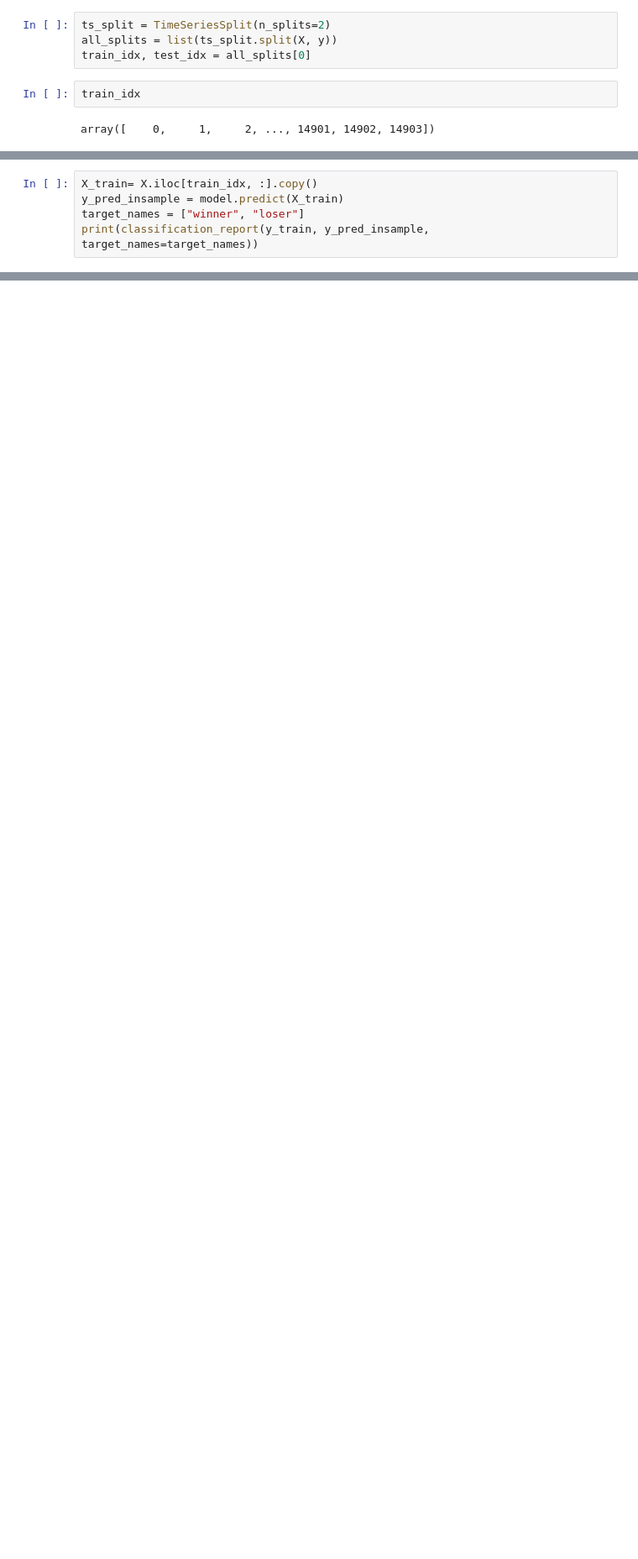
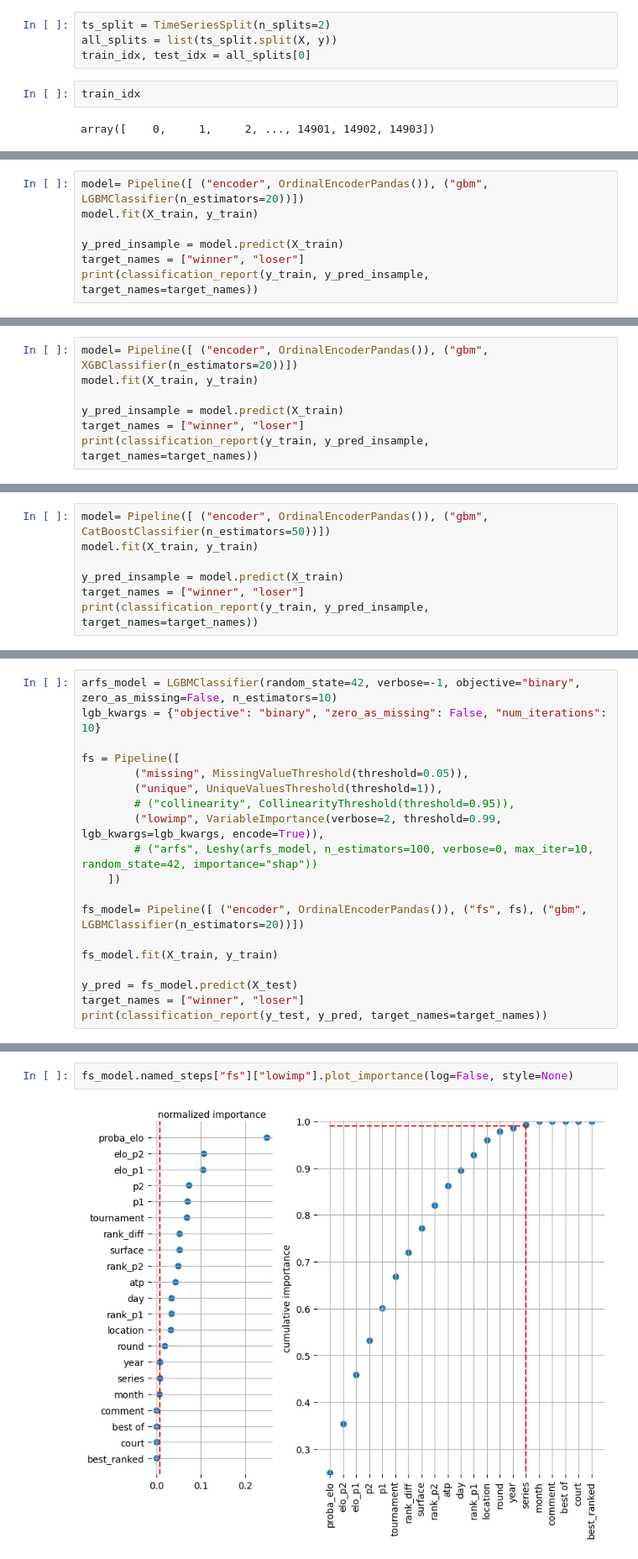
Before and after one commit to ThomasBury/AceBet, a Jupyter notebook: nb/atp_tennis.ipynb, the cells around one changed output, grey strips where cells are left out. Shown: that part at 84% size. Cells and saved outputs as stored; diff of their text form; blank space fills up the shorter version.

```diff
--- a/nb/atp_tennis.ipynb
+++ b/nb/atp_tennis.ipynb
@@ -204,5 +354,7 @@ Pipeline(steps=[('encoder', OrdinalEncoderPandas()), ('gbm', LGBMClassifier())])
 # %%
-X_train= X.iloc[train_idx, :].copy()
+model= Pipeline([ ("encoder", OrdinalEncoderPandas()), ("gbm", LGBMClassifier(n_estimators=20))])
+model.fit(X_train, y_train)
+
 y_pred_insample = model.predict(X_train)
 target_names = ["winner", "loser"]
 print(classification_report(y_train, y_pred_insample, target_names=target_names))
@@ -236,0 +397,7 @@ print(accuracy_score(y_test, y_pred))
+# %%
+model= Pipeline([ ("encoder", OrdinalEncoderPandas()), ("gbm", XGBClassifier(n_estimators=20))])
+model.fit(X_train, y_train)
+
+y_pred_insample = model.predict(X_train)
+target_names = ["winner", "loser"]
+print(classification_report(y_train, y_pred_insample, target_names=target_names))
@@ -236,0 +436,7 @@ print(accuracy_score(y_test, y_pred))
+# %%
+model= Pipeline([ ("encoder", OrdinalEncoderPandas()), ("gbm", CatBoostClassifier(n_estimators=50))])
+model.fit(X_train, y_train)
+
+y_pred_insample = model.predict(X_train)
+target_names = ["winner", "loser"]
+print(classification_report(y_train, y_pred_insample, target_names=target_names))
@@ -236,0 +484,19 @@ print(accuracy_score(y_test, y_pred))
+# %%
+arfs_model = LGBMClassifier(random_state=42, verbose=-1, objective="binary", zero_as_missing=False, n_estimators=10)
+lgb_kwargs = {"objective": "binary", "zero_as_missing": False, "num_iterations": 10}
+
+fs = Pipeline([
+        ("missing", MissingValueThreshold(threshold=0.05)),
+        ("unique", UniqueValuesThreshold(threshold=1)),
+        # ("collinearity", CollinearityThreshold(threshold=0.95)),
+        ("lowimp", VariableImportance(verbose=2, threshold=0.99, lgb_kwargs=lgb_kwargs, encode=True)),
+        # ("arfs", Leshy(arfs_model, n_estimators=100, verbose=0, max_iter=10, random_state=42, importance="shap"))
+    ])
+
+fs_model= Pipeline([ ("encoder", OrdinalEncoderPandas()), ("fs", fs), ("gbm", LGBMClassifier(n_estimators=20))])
+
+fs_model.fit(X_train, y_train)
+
+y_pred = fs_model.predict(X_test)
+target_names = ["winner", "loser"]
+print(classification_report(y_test, y_pred, target_names=target_names))
@@ -236,0 +547,4 @@ print(accuracy_score(y_test, y_pred))
+# %%
+fs_model.named_steps["fs"]["lowimp"].plot_importance(log=False, style=None)
+# %% [output]
+[figure, added]
```
Also changed, not shown: parts of 62 cells of this notebook.
